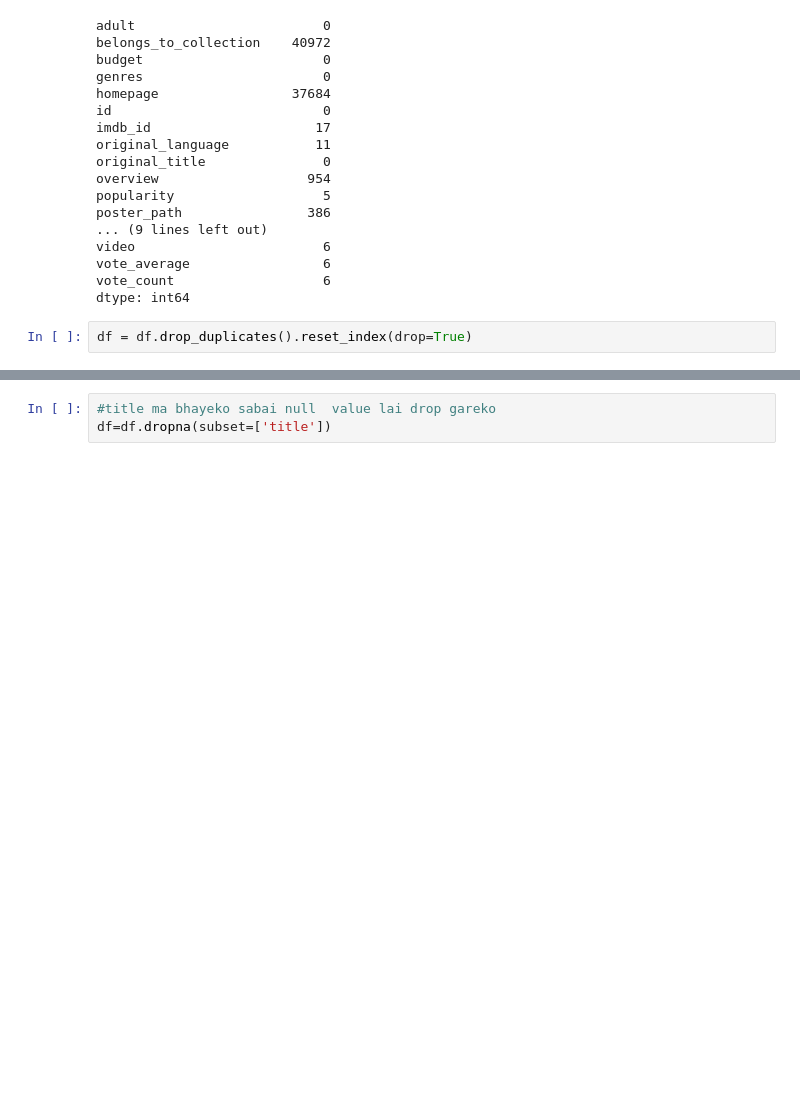
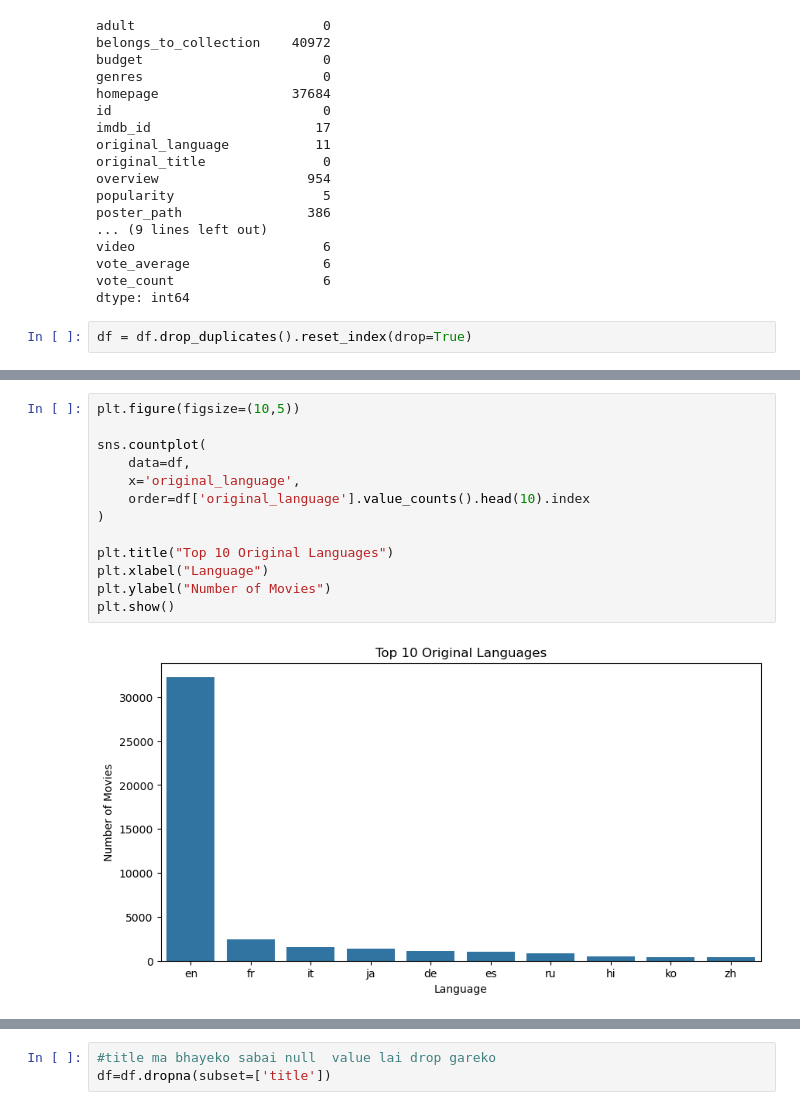
Before and after one commit to sulavg50-ux/Movie_Recommendation_ML, a Jupyter notebook: movies.ipynb, the cells around one changed output, grey strips where cells are left out. Drawn from its saved outputs; the diff is of its cells as text; blank space fills up the shorter version.

```diff
--- a/movies.ipynb
+++ b/movies.ipynb
@@ -78,0 +127,15 @@ df = df[['title', 'overview', 'genres', 'tagline', 'vote_average', 'popularity']
+# %%
+plt.figure(figsize=(10,5))
+
+sns.countplot(
+    data=df,
+    x='original_language',
+    order=df['original_language'].value_counts().head(10).index
+)
+
+plt.title("Top 10 Original Languages")
+plt.xlabel("Language")
+plt.ylabel("Number of Movies")
+plt.show()
+# %% [output]
+[figure, added]
```
Also changed, not shown: parts of 27 cells of this notebook.
